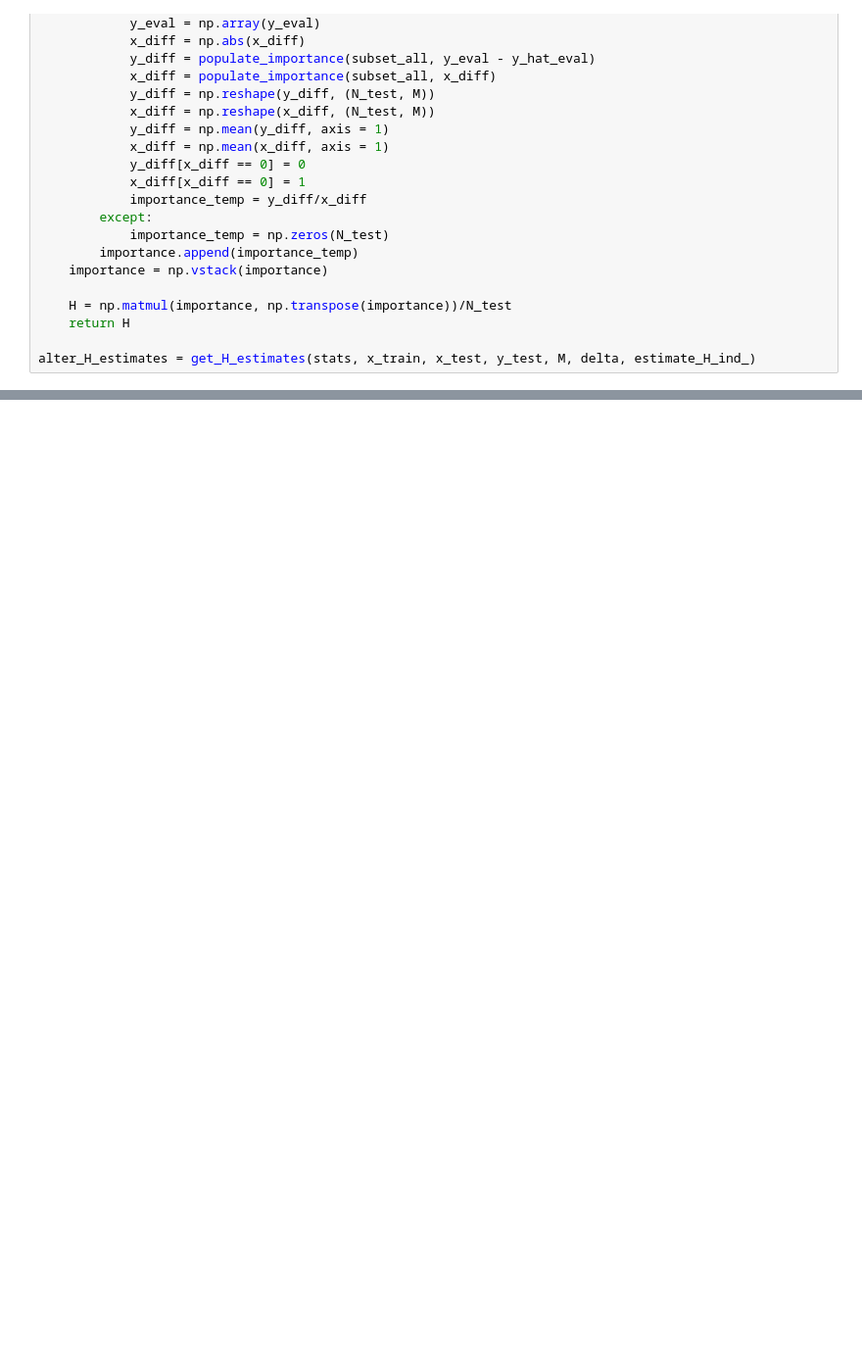
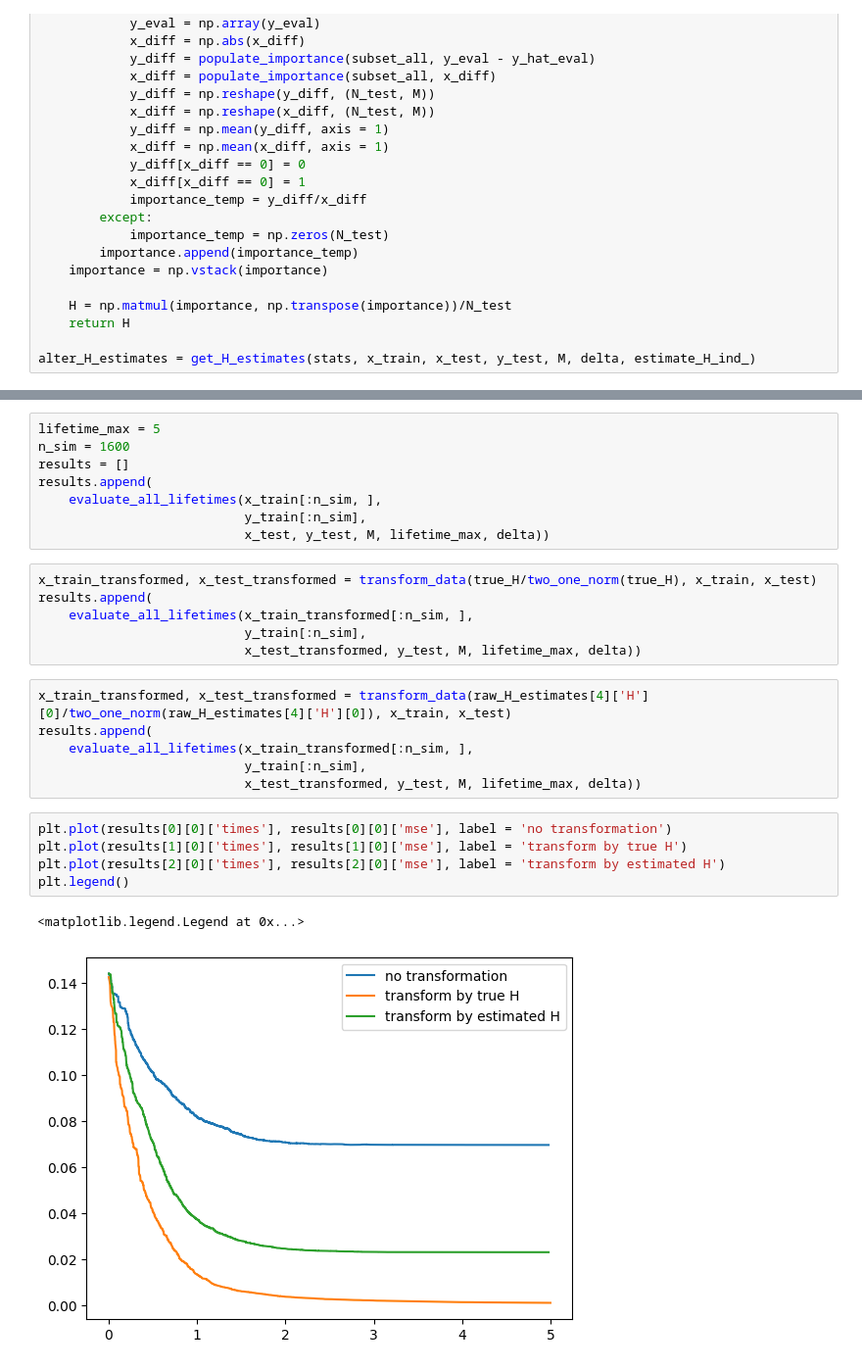
Before and after one commit to Xieyangxinyu/vie, a Jupyter notebook: forests/Axis-Aligned.ipynb, the cells around one changed output, grey strips where cells are left out. Shown at 98% size. Saved outputs shown, nothing was run; the diff lists cells and outputs as text; blank space fills up the shorter version.

```diff
--- a/forests/Axis-Aligned.ipynb
+++ b/forests/Axis-Aligned.ipynb
@@ -347,0 +218,28 @@ plot_H_estimates(alter_H_estimates, true_H, get_angle_distance)
+# %%
+lifetime_max = 5
+n_sim = 1600
+results = []
+results.append(
+    evaluate_all_lifetimes(x_train[:n_sim, ],
+                           y_train[:n_sim],
+                           x_test, y_test, M, lifetime_max, delta))
+# %%
+x_train_transformed, x_test_transformed = transform_data(true_H/two_one_norm(true_H), x_train, x_test)
+results.append(
+    evaluate_all_lifetimes(x_train_transformed[:n_sim, ],
+                           y_train[:n_sim],
+                           x_test_transformed, y_test, M, lifetime_max, delta))
+# %%
+x_train_transformed, x_test_transformed = transform_data(raw_H_estimates[4]['H'][0]/two_one_norm(raw_H_estimates[4]['H'][0]), x_train, x_test)
+results.append(
+    evaluate_all_lifetimes(x_train_transformed[:n_sim, ],
+                           y_train[:n_sim],
+                           x_test_transformed, y_test, M, lifetime_max, delta))
+# %%
+plt.plot(results[0][0]['times'], results[0][0]['mse'], label = 'no transformation')
+plt.plot(results[1][0]['times'], results[1][0]['mse'], label = 'transform by true H')
+plt.plot(results[2][0]['times'], results[2][0]['mse'], label = 'transform by estimated H')
+plt.legend()
+# %% [output]
+<matplotlib.legend.Legend at 0x...>
+[figure, added]
```
Also changed, not shown: parts of 13 cells of this notebook, 9 other files.
